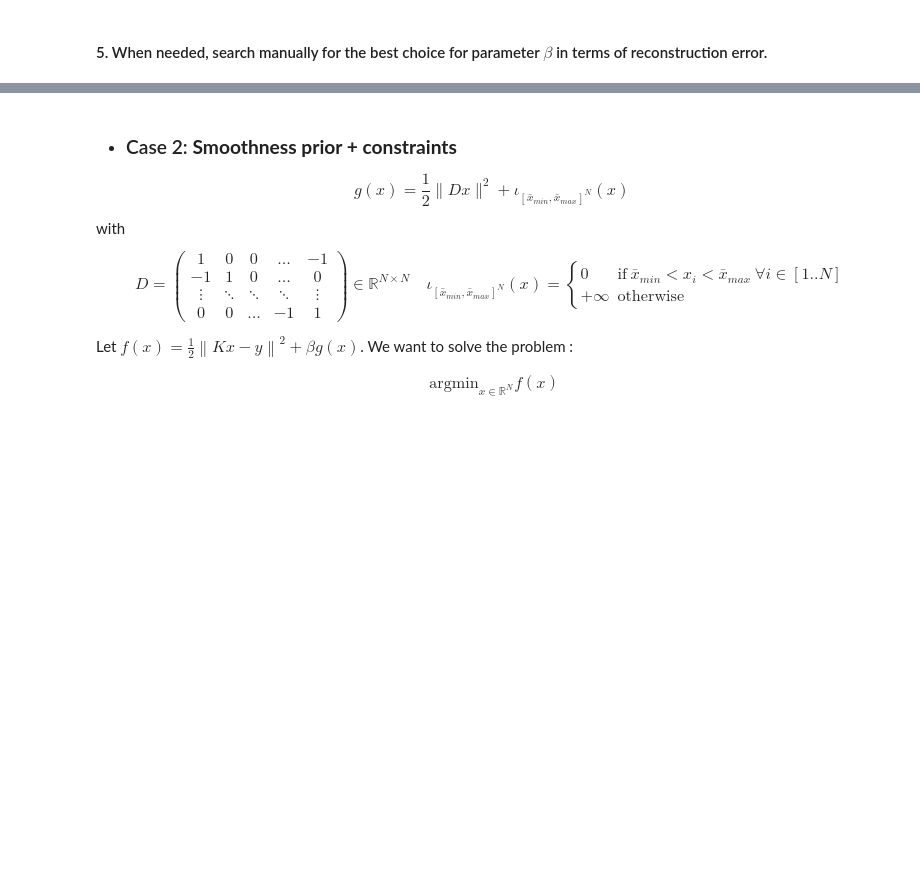
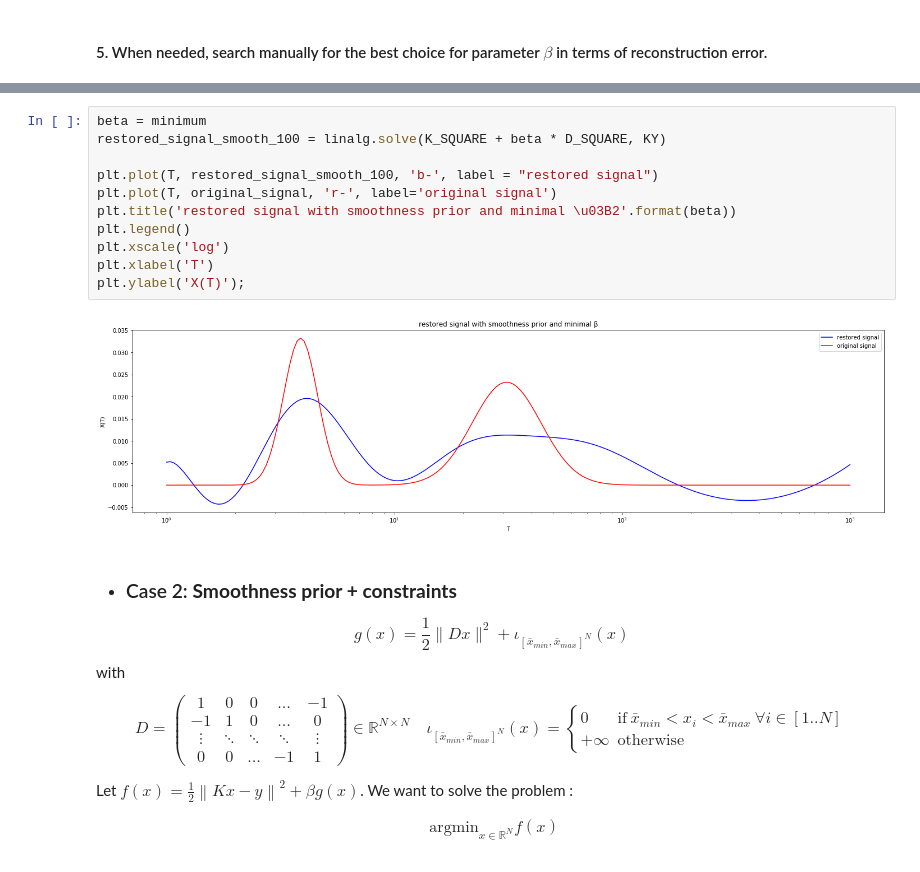
Before and after one commit to lliill/ECP, a Jupyter notebook: LSP_TPn2_Li_Martin.ipynb, the cells around one changed output, grey strips where cells are left out. Drawn from its saved outputs; the diff is of its cells as text; blank space fills up the shorter version.

```diff
--- a/LSP_TPn2_Li_Martin.ipynb
+++ b/LSP_TPn2_Li_Martin.ipynb
@@ -257,3 +257,16 @@ plt.legend();
+# %%
+beta = minimum
+restored_signal_smooth_100 = linalg.solve(K_SQUARE + beta * D_SQUARE, KY)
+
+plt.plot(T, restored_signal_smooth_100, 'b-', label = "restored signal")
+plt.plot(T, original_signal, 'r-', label='original signal')
+plt.title('restored signal with smoothness prior and minimal \u03B2'.format(beta))
+plt.legend()
+plt.xscale('log')
+plt.xlabel('T')
+plt.ylabel('X(T)');
+# %% [output]
+[figure, added]
 # %% [markdown]
 * ###  Case 2: **Smoothness prior + constraints**
 
```
Also changed, not shown: parts of 9 cells of this notebook.
